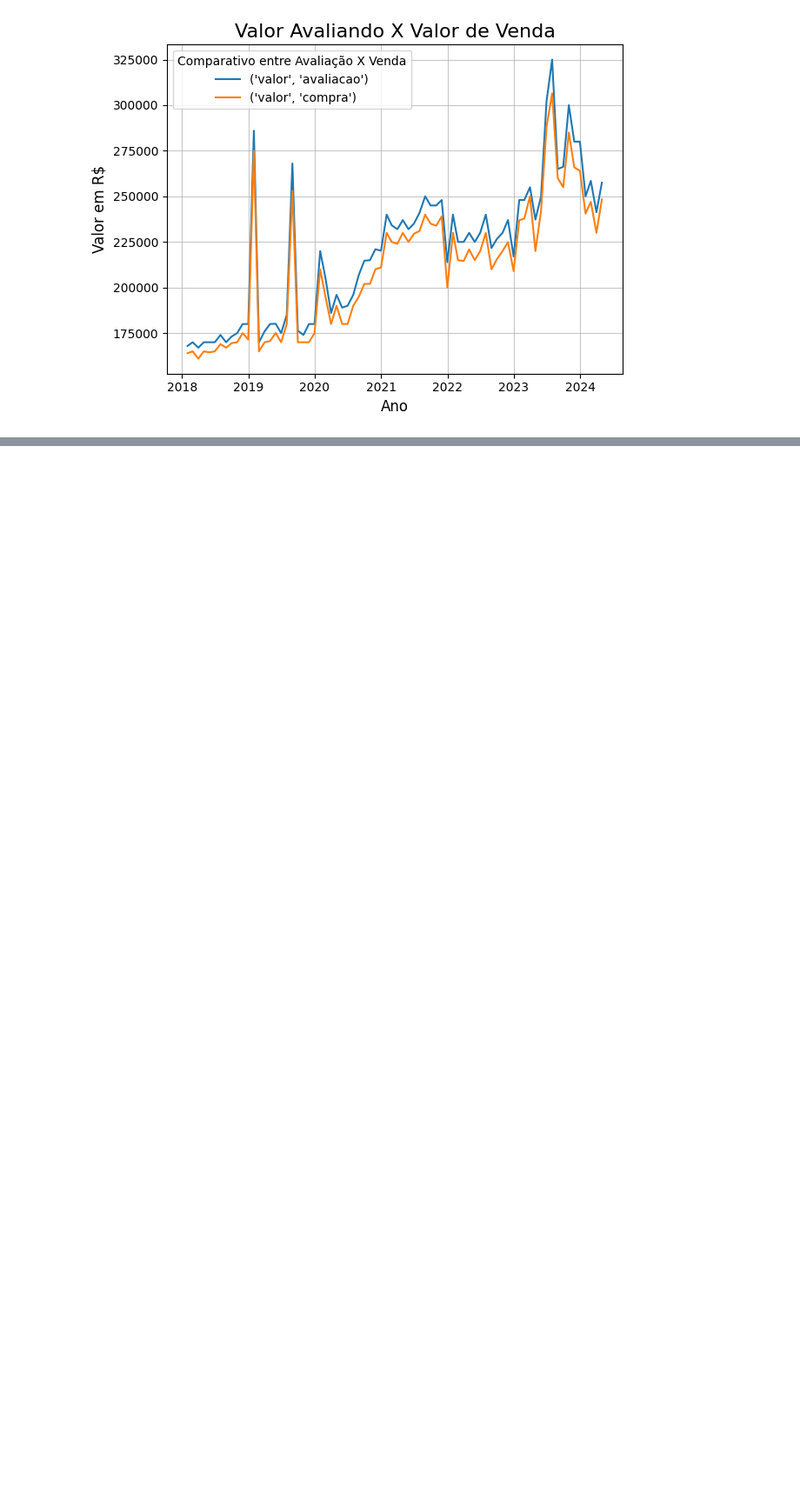
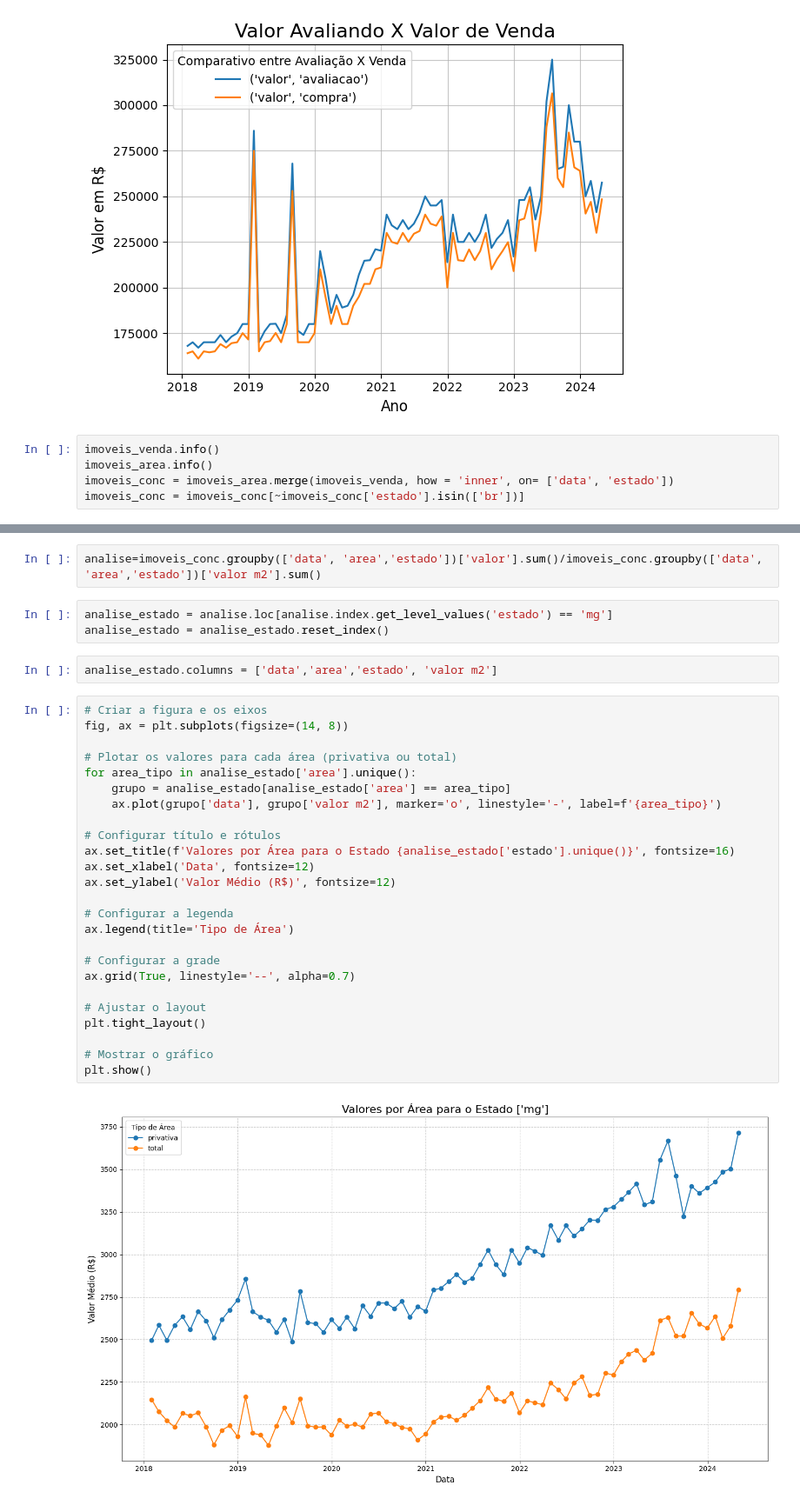
Before and after one commit to Dogix11/projeto_dados_imobiliarios, a Jupyter notebook: analise_imoveis.ipynb, the cells around one changed output, grey strips where cells are left out. Shown: that part at 87% size. Drawn from its saved outputs; the diff is of its cells as text; blank space fills up the shorter version.

Commit message:
Analise final

```diff
--- a/analise_imoveis.ipynb
+++ b/analise_imoveis.ipynb
@@ -213,3 +213,8 @@ plt.tight_layout()
 plt.show()
 # %% [output]
 [figure]
+# %%
+imoveis_venda.info()
+imoveis_area.info()
+imoveis_conc = imoveis_area.merge(imoveis_venda, how = 'inner', on= ['data', 'estado'])
+imoveis_conc = imoveis_conc[~imoveis_conc['estado'].isin(['br'])]
@@ -215,0 +256,34 @@ plt.show()
+# %%
+analise=imoveis_conc.groupby(['data', 'area','estado'])['valor'].sum()/imoveis_conc.groupby(['data', 'area','estado'])['valor m2'].sum()
+# %%
+analise_estado = analise.loc[analise.index.get_level_values('estado') == 'mg']
+analise_estado = analise_estado.reset_index()
+# %%
+analise_estado.columns = ['data','area','estado', 'valor m2']
+# %%
+# Criar a figura e os eixos
+fig, ax = plt.subplots(figsize=(14, 8))
+
+# Plotar os valores para cada área (privativa ou total)
+for area_tipo in analise_estado['area'].unique():
+    grupo = analise_estado[analise_estado['area'] == area_tipo]
+    ax.plot(grupo['data'], grupo['valor m2'], marker='o', linestyle='-', label=f'{area_tipo}')
+
+# Configurar título e rótulos
+ax.set_title(f'Valores por Área para o Estado {analise_estado['estado'].unique()}', fontsize=16)
+ax.set_xlabel('Data', fontsize=12)
+ax.set_ylabel('Valor Médio (R$)', fontsize=12)
+
+# Configurar a legenda
+ax.legend(title='Tipo de Área')
+
+# Configurar a grade
+ax.grid(True, linestyle='--', alpha=0.7)
+
+# Ajustar o layout
+plt.tight_layout()
+
+# Mostrar o gráfico
+plt.show()
+# %% [output]
+[figure, added]
```
Also changed, not shown: parts of 7 cells of this notebook.
